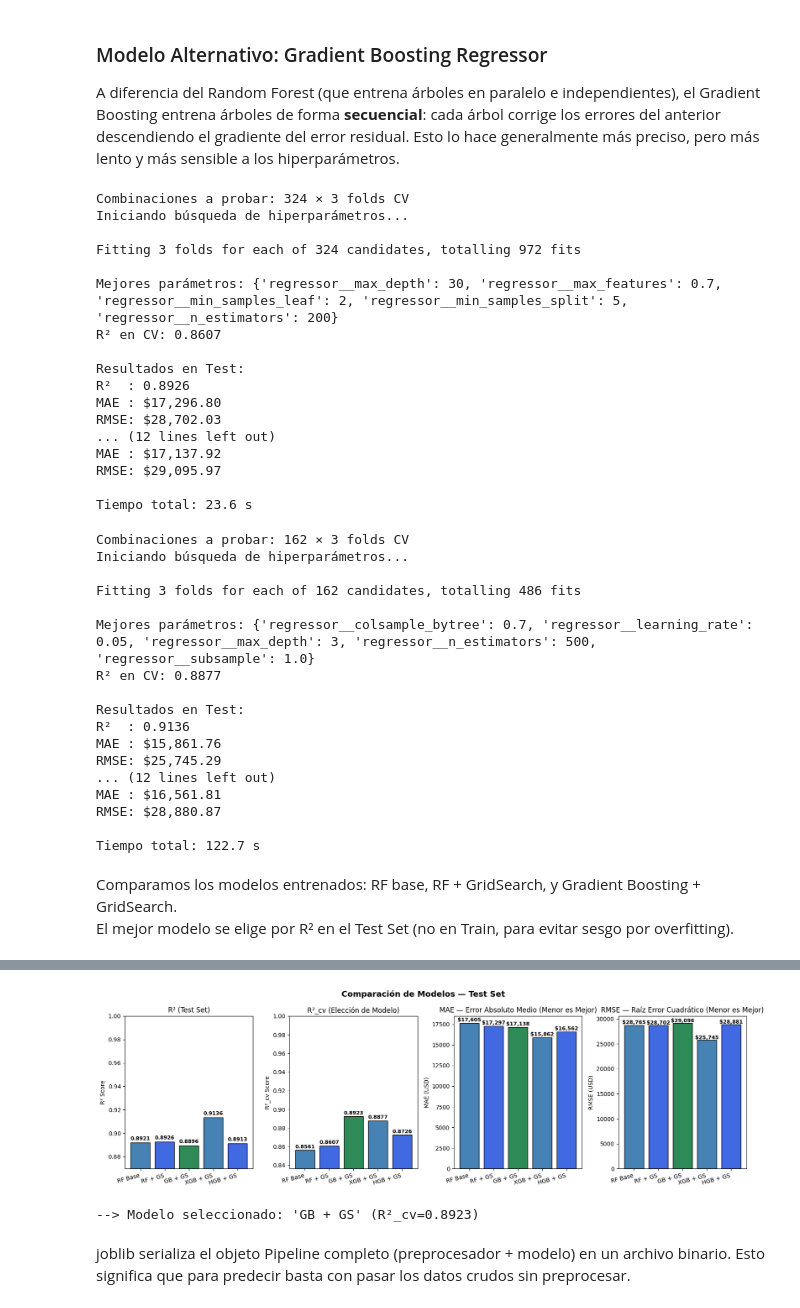
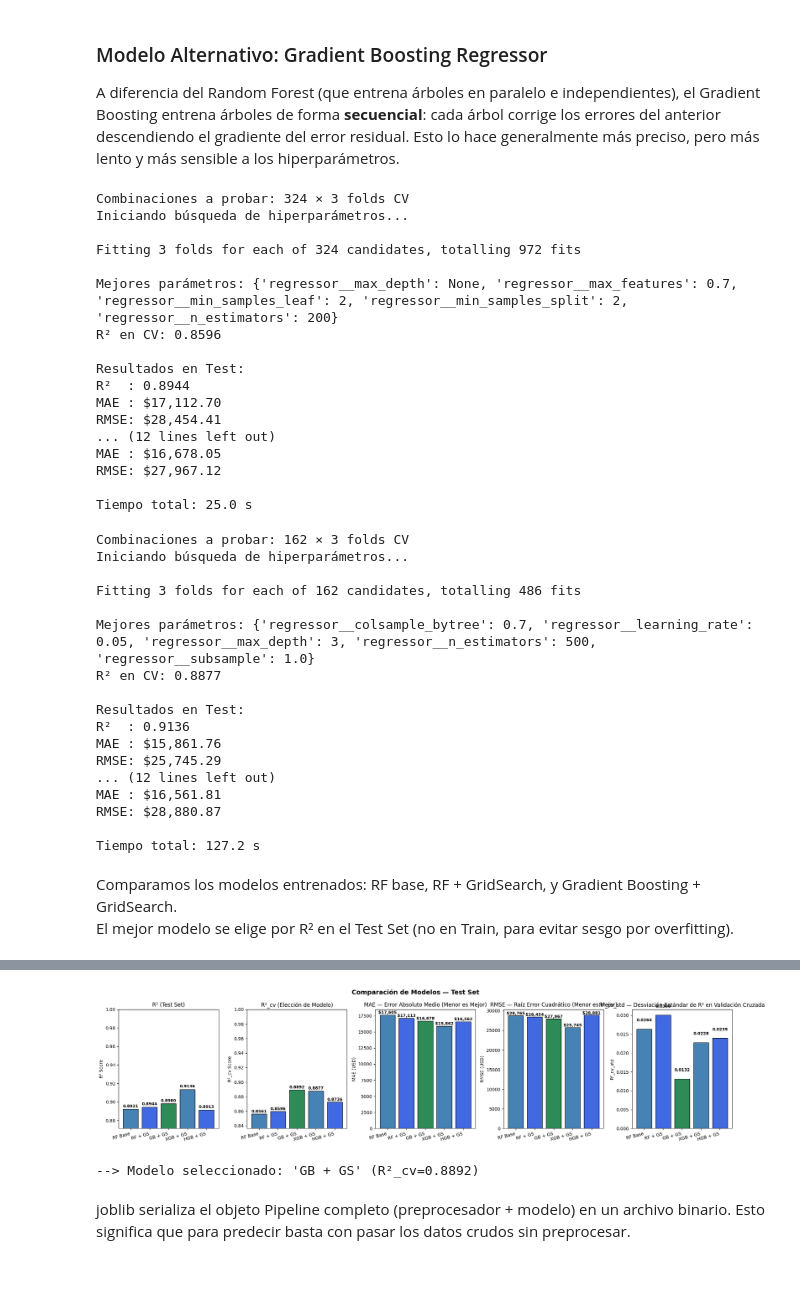
Before and after one commit to EzequielGaribotto/IA-BigData, a Jupyter notebook: M03/RA2/T4/ACT_OBL_04/ames_housing_price_prediction.ipynb, the cells around one changed output, grey strips where cells are left out. Saved outputs shown, nothing was run; the diff lists cells and outputs as text; code cells hidden in the pictures; blank space fills up the shorter version.

```diff
--- a/M03/RA2/T4/ACT_OBL_04/ames_housing_price_prediction.ipynb
+++ b/M03/RA2/T4/ACT_OBL_04/ames_housing_price_prediction.ipynb
@@ -528,9 +528,10 @@ print(f"  --> El R²={r2_rf:.4f} indica que el modelo explica el {r2_rf*100:.1f}
 print("\nValidación Cruzada (cv=5, métrica R²)...")
 cv_scores = cross_val_score(rf_pipeline, X, y, cv=5, scoring='r2', n_jobs=-1)
 r2_rf_cv = cv_scores.mean()  # R² promedio en validación cruzada (cv=5)
+r2_cv_std = cv_scores.std()   # Desviación estándar de R² en CV (indica estabilidad del modelo)
 
 print(f"  R² por fold: {[round(s, 4) for s in cv_scores]}")
-print(f"  R² Medio   : {r2_rf_cv:.4f} ± {cv_scores.std():.4f}")
+print(f"  R² Medio   : {r2_rf_cv:.4f} ± {r2_cv_std:.4f}")
 print(f"  --> Baja desviación estándar indica que el modelo es estable entre particiones.")
 # %% [output]
 ==================================================
@@ -663,6 +664,7 @@ def grid_search_pipeline(estimator, param_grid, X_train, y_train, X_test, y_test
 
     r2 = r2_score(y_test, y_pred)
     r2_cv = grid_search.best_score_ # media de R² en validación cruzada para la mejor combinación de hiperparámetros
+    r2_cv_std = grid_search.cv_results_['std_test_score'][grid_search.best_index_]
     mae = mean_absolute_error(y_test, y_pred)
     rmse = np.sqrt(mean_squared_error(y_test, y_pred))
 
@@ -677,7 +679,7 @@ def grid_search_pipeline(estimator, param_grid, X_train, y_train, X_test, y_test
 
     print(f"\nTiempo total: {exec_time:.1f} s")
 
-    return best, r2, r2_cv, mae, rmse, best_params, exec_time
+    return best, r2, r2_cv, r2_cv_std, mae, rmse, best_params, exec_time
 # %% [markdown]
 ### Modelo Alternativo: Gradient Boosting Regressor
 
@@ -691,7 +693,7 @@ rf_param_grid = {
     'regressor__max_features': ['sqrt', 'log2', 0.7],
 }
 
-best_rf_opt, r2_rf_opt, r2_cv_rf_opt, mae_rf_opt, rmse_rf_opt, best_params_rf_opt, rf_gs_time = grid_search_pipeline(
+best_rf_opt, r2_rf_opt, r2_cv_rf_opt, r2_cv_std_rf_opt, mae_rf_opt, rmse_rf_opt, best_params_rf_opt, rf_gs_time = grid_search_pipeline(
     RandomForestRegressor(),
     rf_param_grid,
     X_train,
@@ -709,7 +711,7 @@ gb_param_grid = {
     'regressor__min_samples_split': [2, 5, 10],
 }
 
-best_gb_opt, r2_gb_opt, r2_cv_gb_opt, mae_gb_opt, rmse_gb_opt, best_params_gb_opt, gb_gs_time = grid_search_pipeline(
+best_gb_opt, r2_gb_opt, r2_cv_gb_opt, r2_cv_std_gb_opt, mae_gb_opt, rmse_gb_opt, best_params_gb_opt, gb_gs_time = grid_search_pipeline(
     GradientBoostingRegressor(),
     gb_param_grid,
     X_train,
@@ -724,18 +726,18 @@ Iniciando búsqueda de hiperparámetros...
 
 Fitting 3 folds for each of 324 candidates, totalling 972 fits
 
-Mejores parámetros: {'regressor__max_depth': 30, 'regressor__max_features': 0.7, 'regressor__min_samples_leaf': 2, 'regressor__min_samples_split': 5, 'regressor__n_estimators': 200}
-R² en CV: 0.8607
+Mejores parámetros: {'regressor__max_depth': None, 'regressor__max_features': 0.7, 'regressor__min_samples_leaf': 2, 'regressor__min_samples_split': 2, 'regressor__n_estimators': 200}
+R² en CV: 0.8596
 
 Resultados en Test:
-R²  : 0.8926
-MAE : $17,296.80
-RMSE: $28,702.03
+R²  : 0.8944
+MAE : $17,112.70
+RMSE: $28,454.41
 ... (12 lines left out)
-MAE : $17,137.92
-RMSE: $29,095.97
+MAE : $16,678.05
+RMSE: $27,967.12
 
-Tiempo total: 23.6 s
+Tiempo total: 25.0 s
 # %%
 from xgboost import XGBRegressor
 
@@ -747,7 +749,7 @@ xgb_param_grid = {
     'regressor__colsample_bytree': [0.7, 0.9, 1.0],
 }
 
-best_xgb_opt, r2_xgb_opt, r2_cv_xgb_opt, mae_xgb_opt, rmse_xgb_opt, best_params_xgb_opt, xgb_gs_time = grid_search_pipeline(
+best_xgb_opt, r2_xgb_opt, r2_cv_xgb_opt, r2_cv_std_xgb_opt, mae_xgb_opt, rmse_xgb_opt, best_params_xgb_opt, xgb_gs_time = grid_search_pipeline(
     XGBRegressor(objective='reg:squarederror', random_state=42),
     xgb_param_grid,
     X_train,
@@ -766,7 +768,7 @@ hgb_param_grid = {
     'regressor__min_samples_leaf': [10, 20, 30],
 }
 
-best_hgb_opt, r2_hgb_opt, r2_cv_hgb_opt, mae_hgb_opt, rmse_hgb_opt, best_params_hgb_opt, hgb_gs_time = grid_search_pipeline(
+best_hgb_opt, r2_hgb_opt, r2_cv_hgb_opt, r2_cv_std_hgb_opt, mae_hgb_opt, rmse_hgb_opt, best_params_hgb_opt, hgb_gs_time = grid_search_pipeline(
     HistGradientBoostingRegressor(random_state=42),
     hgb_param_grid,
     X_train,
@@ -792,7 +794,7 @@ RMSE: $25,745.29
 MAE : $16,561.81
 RMSE: $28,880.87
 
-Tiempo total: 122.7 s
+Tiempo total: 127.2 s
 # %% [markdown]
 Comparamos los modelos entrenados: RF base, RF + GridSearch, y Gradient Boosting + GridSearch.
 El mejor modelo se elige por R² en el Test Set (no en Train, para evitar sesgo por overfitting).
@@ -801,6 +803,7 @@ resultados = {
     'RF Base':{
         'R²': r2_rf,
         'R²_cv': r2_rf_cv,
+        'R²_cv_std': r2_cv_std,
         'MAE': mae,
         'RMSE': rmse,
         'Params': params_rf,
@@ -809,6 +812,7 @@ resultados = {
     'RF + GS':{
         'R²': r2_rf_opt,
         'R²_cv': r2_cv_rf_opt,
+        'R²_cv_std': r2_cv_std_rf_opt,
         'MAE': mae_rf_opt,
         'RMSE': rmse_rf_opt,
         'Params': best_params_rf_opt,
@@ -817,6 +821,7 @@ resultados = {
     'GB + GS':{
         'R²': r2_gb_opt,
         'R²_cv': r2_cv_gb_opt,
+        'R²_cv_std': r2_cv_std_gb_opt,
         'MAE': mae_gb_opt,
         'RMSE': rmse_gb_opt,
         'Params': best_params_gb_opt,
@@ -825,6 +830,7 @@ resultados = {
     'XGB + GS':{
         'R²': r2_xgb_opt,
         'R²_cv': r2_cv_xgb_opt,
+        'R²_cv_std': r2_cv_std_xgb_opt,
         'MAE': mae_xgb_opt,
         'RMSE': rmse_xgb_opt,
         'Params': best_params_xgb_opt,
@@ -833,6 +839,7 @@ resultados = {
     'HGB + GS':{
         'R²': r2_hgb_opt,
         'R²_cv': r2_cv_hgb_opt,
+        'R²_cv_std': r2_cv_std_hgb_opt,
         'MAE': mae_hgb_opt,
         'RMSE': rmse_hgb_opt,
         'Params': best_params_hgb_opt,
@@ -861,11 +868,12 @@ def format_params(params: dict) -> str:
 tabla = pd.DataFrame(resultados).T
 
 # Orden de columnas explícito (muy importante)
-tabla = tabla[['R²', 'R²_cv', 'MAE', 'RMSE', 'Tiempo (s)', 'Params']]
+tabla = tabla[['R²', 'R²_cv', 'R²_cv_std', 'MAE', 'RMSE', 'Tiempo (s)', 'Params']]
 
 # formateo
 tabla['R²'] = tabla['R²'].round(4)
 tabla['R²_cv'] = tabla['R²_cv'].round(4)
+tabla['R²_cv_std'] = tabla['R²_cv_std'].round(4)
 tabla['MAE'] = tabla['MAE'].round(0)
 tabla['RMSE'] = tabla['RMSE'].round(0)
 tabla['Tiempo (s)'] = tabla['Tiempo (s)'].round(1)
@@ -899,7 +907,7 @@ styled = tabla.style.set_table_styles([
 display(styled)
 
 # Gráfico comparativo (inspirado en el estilo de modelos_casas.py)
-fig, axes = plt.subplots(1, 4, figsize=(16, 5))
+fig, axes = plt.subplots(1, 5, figsize=(20, 5))
 
 nombres = list(resultados.keys())
 colores = ['steelblue', 'royalblue', 'seagreen']
@@ -909,6 +917,8 @@ r2_cv_vals   = [resultados[n]['R²_cv']  for n in nombres]
 
 mae_vals  = [resultados[n]['MAE'] for n in nombres]
 rmse_vals = [resultados[n]['RMSE'] for n in nombres]
+
+r2_cv_std_vals = [resultados[n]['R²_cv_std'] for n in nombres]
 
 axes[0].bar(nombres, r2_vals, color=colores, edgecolor='black')
 axes[0].set_title('R² (Test Set)')
@@ -936,6 +946,12 @@ axes[3].set_ylabel('RMSE (USD)')
 for i, v in enumerate(rmse_vals):
     axes[3].text(i, v + 200, f'${v:,.0f}', ha='center', fontsize=9, fontweight='bold')
 
+axes[4].bar(nombres, r2_cv_std_vals, color=colores, edgecolor='black')
+axes[4].set_title('R²_cv_std — Desviación Estándar de R² en Validación Cruzada')
+axes[4].set_ylabel('R²_cv_std')
+for i, v in enumerate(r2_cv_std_vals):
+    axes[4].text(i, v + 0.002, f'{v:.4f}', ha='center', fontsize=9, fontweight='bold')
+
 for ax in axes:
     ax.set_xticks(range(len(nombres)))
     ax.set_xticklabels(nombres, rotation=15, ha='right')
@@ -965,5 +981,5 @@ else:
-[figure, old version]
+[figure, new version]
---> Modelo seleccionado: 'GB + GS' (R²_cv=0.8923)
+--> Modelo seleccionado: 'GB + GS' (R²_cv=0.8892)
 # %% [markdown]
 joblib serializa el objeto Pipeline completo (preprocesador + modelo) en un archivo binario.
 Esto significa que para predecir basta con pasar los datos crudos sin preprocesar.
```
Also changed, not shown: parts of 1 cell of this notebook, 2 other files.
